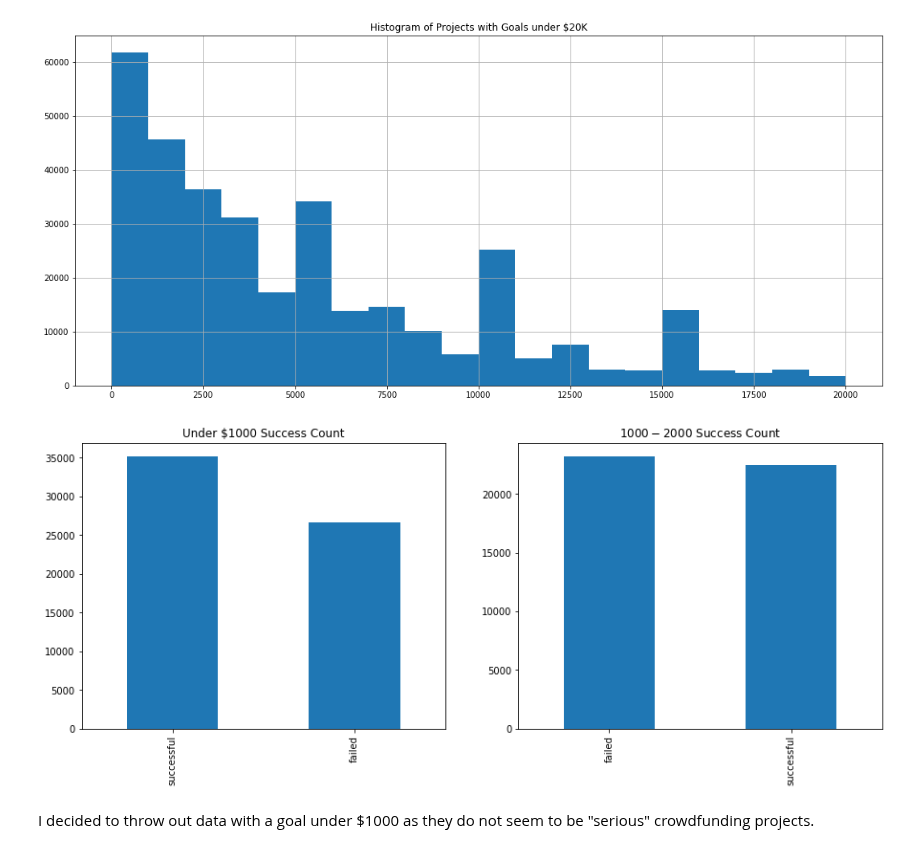
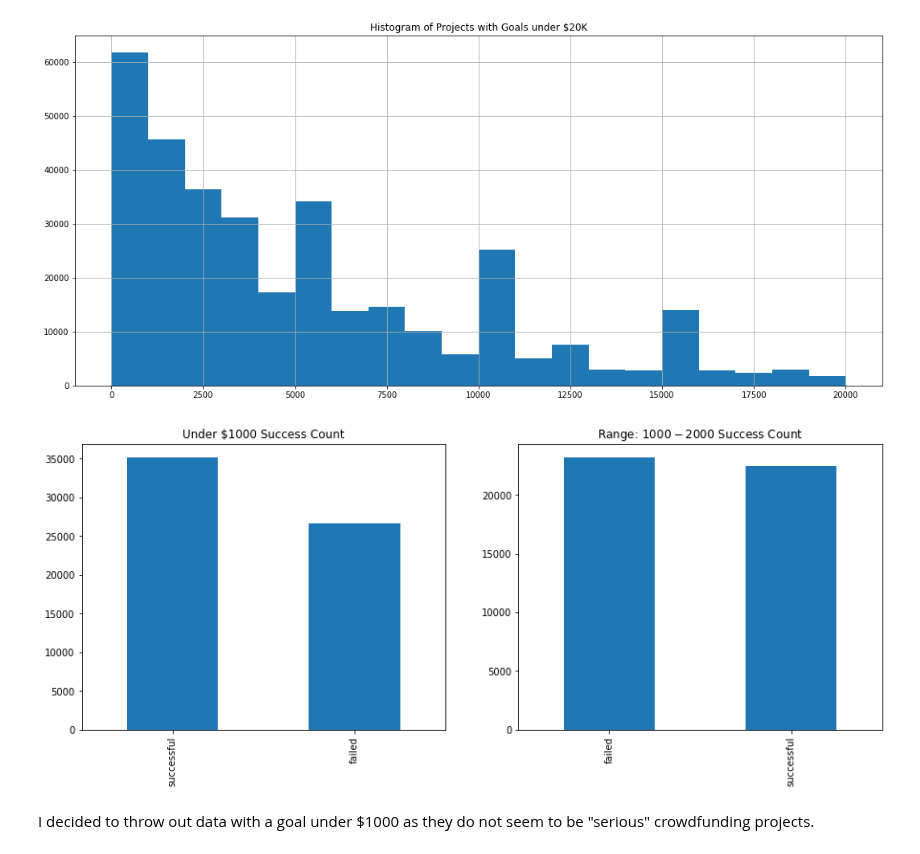
Before and after one commit to dwitten392/Springboard---DW, a Jupyter notebook: Capstone 1 - Kickstarter/Kickstarter Projects - Cleaning and Visualization.ipynb, the cells around one changed output. Cells and saved outputs as stored; diff of their text form; code cells hidden in the pictures.

```diff
--- a/Capstone 1 - Kickstarter/Kickstarter Projects - Cleaning and Visualization.ipynb
+++ b/Capstone 1 - Kickstarter/Kickstarter Projects - Cleaning and Visualization.ipynb
@@ -46,15 +46,15 @@ plt.show()
 # %%
 #Checking first 1000 category against 2nd 1000. Already by the second, failure is more likely than success.
 fig=plt.figure(figsize=(15,5.5))
 plt.subplot(1,2,1)
 plt.title('Under $1000 Success Count')
 data['binary_state'].loc[data['goal_USD'] < 1000].value_counts().plot(kind='bar')
 plt.subplot(1,2,2)
-plt.title("$1000 - $2000 Success Count")
+plt.title("Range: $1000 - $2000 Success Count")
 data['binary_state'][(data['goal_USD'] >= 1000) & (data['goal_USD'] < 2000)].value_counts().plot(kind='bar')
 plt.show()
 # %% [output]
-[figure, old version]
+[figure, new version]
 # %% [markdown]
 I decided to throw out data with a goal under $1000 as they do not seem to be "serious" crowdfunding projects.
 # %%
```
Also changed, not shown: parts of 15 cells of this notebook.
